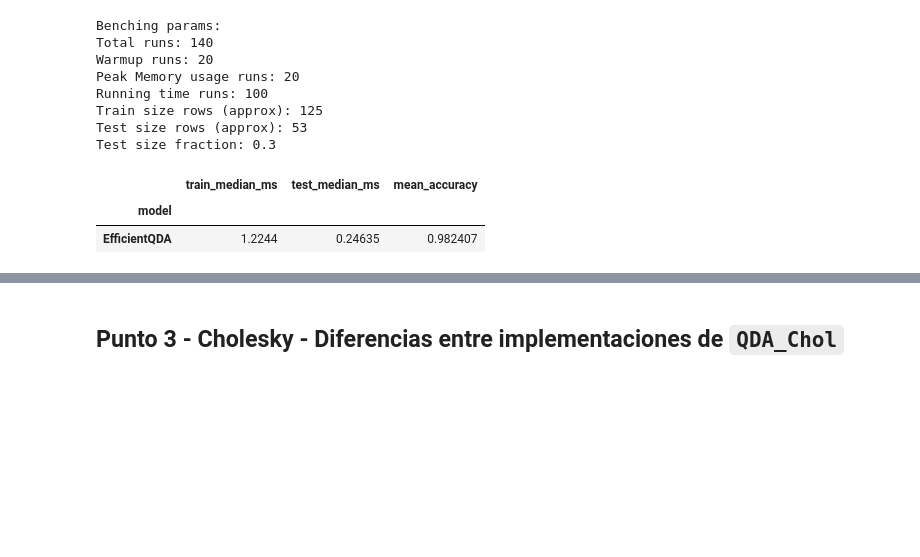
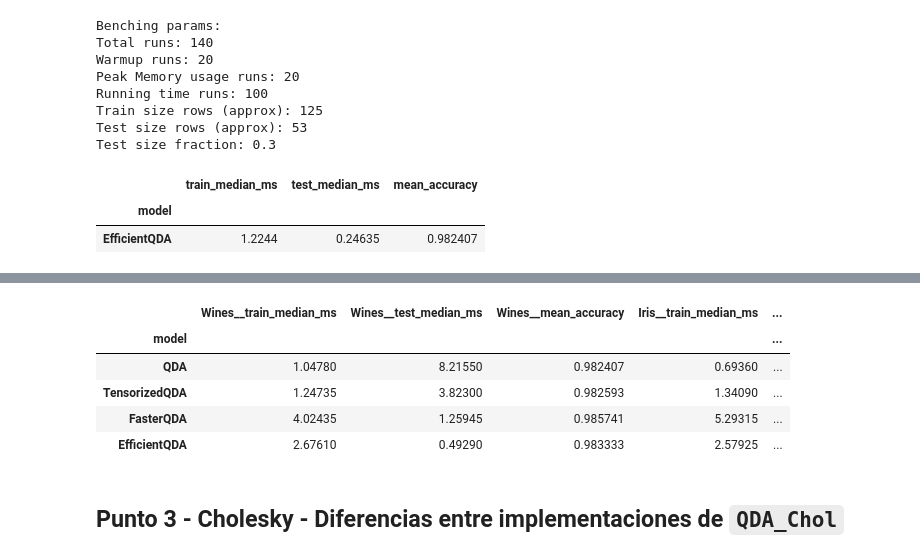
Before and after one commit to gasper-az/implementations, a Jupyter notebook: trabajo_practico/AMIA_2025_TP1.ipynb, the cells around one changed output, grey strips where cells are left out. Cells and saved outputs as stored; diff of their text form; code cells hidden in the pictures; blank space fills up the shorter version.

```diff
--- a/trabajo_practico/AMIA_2025_TP1.ipynb
+++ b/trabajo_practico/AMIA_2025_TP1.ipynb
@@ -1015,0 +1027,32 @@ Test size fraction: 0.3
+# %%
+# Definimos las variantes de QDA sobre las que vamos a hacer benchmarking
+to_bench_2_7 = [QDA, TensorizedQDA, FasterQDA, EfficientQDA]
+
+# Definimos un benchmark por cada dataset
+
+bench_2_7_wines = Benchmark(
+    X_full_wine, y_full_encoded_wine,
+    n_runs = 100,
+    warmup = 20,
+    mem_runs = 20,
+    test_sz = 0.3,
+    same_splits = False
+)
+
+bench_2_7_iris = Benchmark(
+    X_full_iris, y_full_encoded_iris,
+    n_runs = 100,
+    warmup = 20,
+    mem_runs = 20,
+    test_sz = 0.3,
+    same_splits = False
+)
+
+bench_2_7_penguins = Benchmark(
+    X_full_penguins, y_full_encoded_penguins,
+    n_runs = 100,
+    warmup = 20,
+    mem_runs = 20,
+    test_sz = 0.3,
+    same_splits = False
+)
@@ -1016,3 +1082,22 @@ Test size fraction: 0.3
+# %%
+bench_2_7_wines_summ = bench_2_7_wines.summary()[['train_median_ms', 'test_median_ms','mean_accuracy']]
+bench_2_7_iris_summ = bench_2_7_iris.summary()[['train_median_ms', 'test_median_ms','mean_accuracy']]
+bench_2_7_penguins_summ = bench_2_7_penguins.summary()[['train_median_ms', 'test_median_ms','mean_accuracy']]
+
+bench_2_7_wines_summ.columns = "Wines__" + bench_2_7_wines_summ.columns
+bench_2_7_iris_summ.columns = "Iris__" + bench_2_7_iris_summ.columns
+bench_2_7_penguins_summ.columns = "Penguins__" + bench_2_7_penguins_summ.columns
+
+bench_2_7_comparisson = pd.concat([bench_2_7_wines_summ, bench_2_7_iris_summ, bench_2_7_penguins_summ], ignore_index=False, axis=1)
+
+display(bench_2_7_comparisson)
+# %% [output]
+|  | Wines__train_median_ms | Wines__test_median_ms | Wines__mean_accuracy | Iris__train_median_ms | ... |
+| model |  |  |  |  | ... |
+| QDA | 1.04780 | 8.21550 | 0.982407 | 0.69360 | ... |
+| TensorizedQDA | 1.24735 | 3.82300 | 0.982593 | 1.34090 | ... |
+| FasterQDA | 4.02435 | 1.25945 | 0.985741 | 5.29315 | ... |
+| EfficientQDA | 2.67610 | 0.49290 | 0.983333 | 2.57925 | ... |
 # %% [markdown]
 ## Punto 3 - Cholesky - Diferencias entre implementaciones de `QDA_Chol`
 # %% [markdown]
```
Also changed, not shown: parts of 7 cells of this notebook.
